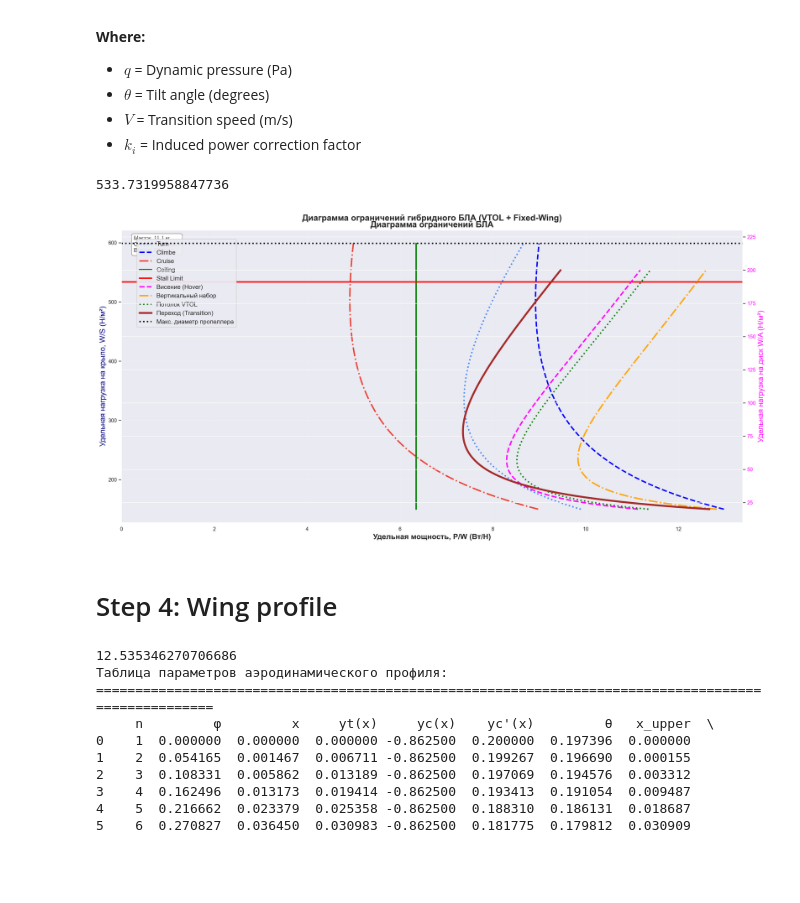
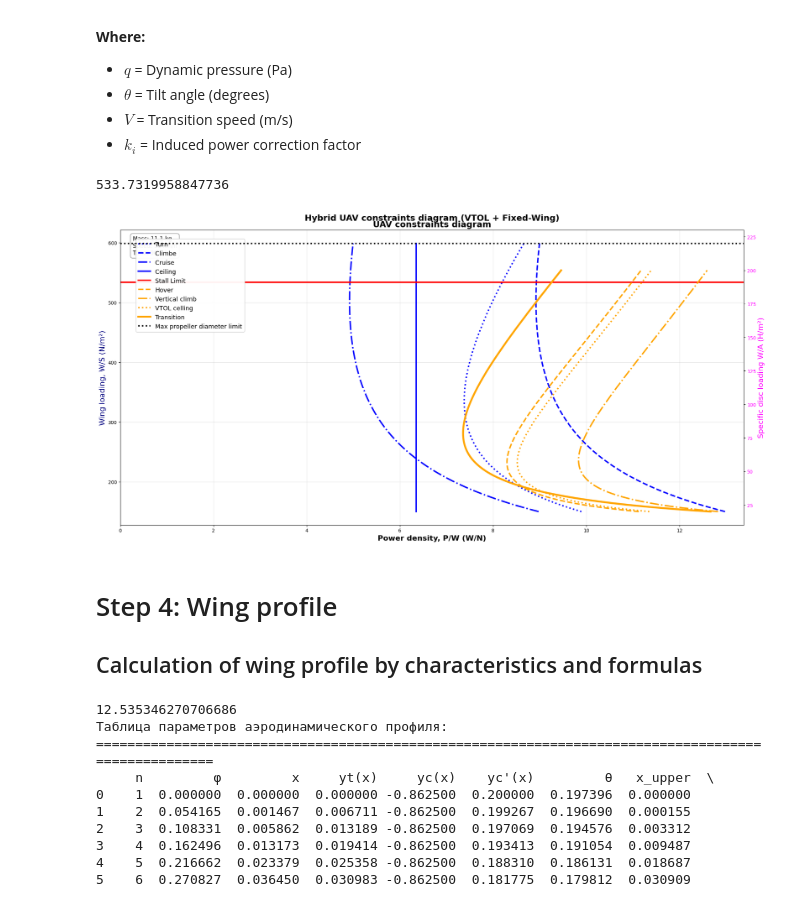
Before and after one commit to grigobor/UAV-math-calculation, a Jupyter notebook: Math UAV.ipynb, the cells around one changed output. Cells and saved outputs as stored; diff of their text form; code cells hidden in the pictures; blank space fills up the shorter version.

```diff
--- a/Math UAV.ipynb
+++ b/Math UAV.ipynb
@@ -546,58 +546,59 @@ pw_trans_arr = np.array([pw_transition(dl) for dl in disc_loading_range])
 fig, ax1 = plt.subplots(figsize=(20, 10))
 
 # Левая ось: Wing Loading (W/S) vs P/W
-ax1.plot(power_loading_turn_P_W, wing_loading_range, ':', linewidth=3, label='Turn')
+ax1.plot(power_loading_turn_P_W, wing_loading_range, ':', color='blue', linewidth=3, label='Turn')
 ax1.plot(power_loading_climb_P_W, wing_loading_range, '--', color='blue', linewidth=3, label='Climbe')
-ax1.plot(power_loading_cruise_P_W, wing_loading_range, '-.', linewidth=3, label='Cruise')
-ax1.plot(power_loading_ceiling_P_W, wing_loading_range, '-', color='green', linewidth=3, label='Ceiling')
+ax1.plot(power_loading_cruise_P_W, wing_loading_range, '-.', color='blue', linewidth=3, label='Cruise')
+ax1.plot(power_loading_ceiling_P_W, wing_loading_range, '-', color='blue', linewidth=3, label='Ceiling')
 
 ax1.axhline(y=wing_loading_stall, color='red', linewidth=3, label='Stall Limit')
 
-ax1.set_xlabel('Удельная мощность, P/W (Вт/Н)', fontsize=16, fontweight='bold')
-ax1.set_ylabel('Удельная нагрузка на крыло, W/S (Н/м²)', fontsize=16, color='navy')
-ax1.set_title('Диаграмма ограничений БЛА', fontsize=18, fontweight='bold')
+ax1.set_xlabel('Power density, P/W (W/N)', fontsize=16, fontweight='bold')
+ax1.set_ylabel('Wing loading, W/S (N/m²)', fontsize=16, color='navy')
+ax1.set_title('UAV constraints diagram', fontsize=18, fontweight='bold')
 ax1.grid(True, alpha=0.3)
 ax1.set_xlim(left=0)  # Убираем отрицательные значения
 # ax1.set_ylim(150, 600)
 
 # ax1.legend(fontsize=14, loc='upper left', frameon=True, fancybox=True, shadow=True)
 
 # plt.tight_layout()
 # plt.show()
 
 ax2 = ax1.twinx()
 
-ax2.plot(pw_hover_arr, disc_loading_range, '--', color='magenta', lw=3, label='Висение (Hover)')
-ax2.plot(pw_vclimb_arr, disc_loading_range, '-.', color='orange', lw=3, label='Вертикальный набор')
-ax2.plot(pw_vceiling_arr, disc_loading_range, ':', color='green', lw=3, label='Потолок VTOL')
-ax2.plot(pw_trans_arr, disc_loading_range, '-', color='brown', lw=4, label='Переход (Transition)')
+ax2.plot(pw_hover_arr, disc_loading_range, '--', color='orange', lw=3, label='Hover')
+ax2.plot(pw_vclimb_arr, disc_loading_range, '-.', color='orange', lw=3, label='Vertical climb')
+ax2.plot(pw_vceiling_arr, disc_loading_range, ':', color='orange', lw=3, label='VTOL celling')
+ax2.plot(pw_trans_arr, disc_loading_range, '-', color='orange', lw=4, label='Transition')
 
 # Геометрическое ограничение
-ax2.axhline(y=disc_loading_max_diameter, color='black', linestyle=':', lw=3, label='Макс. диаметр пропеллера')
+ax2.axhline(y=disc_loading_max_diameter, color='black', linestyle=':', lw=3, label='Max propeller diameter limit')
 
-ax2.set_ylabel('Удельная нагрузка на диск W/A (Н/м²)', fontsize=16, color='magenta')
+ax2.set_ylabel('Specific disc loading W/A (Н/m²)', fontsize=16, color='magenta')
 ax2.tick_params(axis='y', labelcolor='magenta')
 
 # === ЛЕГЕНДА ===
 lines1, labels1 = ax1.get_legend_handles_labels()
 lines2, labels2 = ax2.get_legend_handles_labels()
 ax1.legend(lines1 + lines2, labels1 + labels2,
            loc='upper left', bbox_to_anchor=(0.02, 0.98), fontsize=13, framealpha=0.95)
 
 # === АННОТАЦИИ ===
-ax1.text(0.02, 0.98, f"Масса: {m0_new2:.1f} кг\nСкорость: {cruise_speed} км/ч\nВремя: {flight_time} мин",
+ax1.text(0.02, 0.98, f"Mass: {m0_new2:.1f} kg\nSpeed: {cruise_speed} km/h\nTime: {flight_time} min",
          transform=ax1.transAxes, fontsize=12, verticalalignment='top',
          bbox=dict(boxstyle="round,pad=0.4", facecolor="white", edgecolor="gray"))
 
-plt.title('Диаграмма ограничений гибридного БЛА (VTOL + Fixed-Wing)',
+plt.title('Hybrid UAV constraints diagram (VTOL + Fixed-Wing)',
           fontsize=18, fontweight='bold', pad=20)
 plt.tight_layout()
 plt.show()
 # %% [output]
 533.7319958847736
-[figure, old version]
+[figure, new version]
 # %% [markdown]
 # Step 4: Wing profile
+## Calculation of wing profile by characteristics and formulas
 # %%
 number_point_on_chord = 30
 phi = math.radians(90 / (number_point_on_chord - 1))
```
Also changed, not shown: parts of 8 cells of this notebook.
